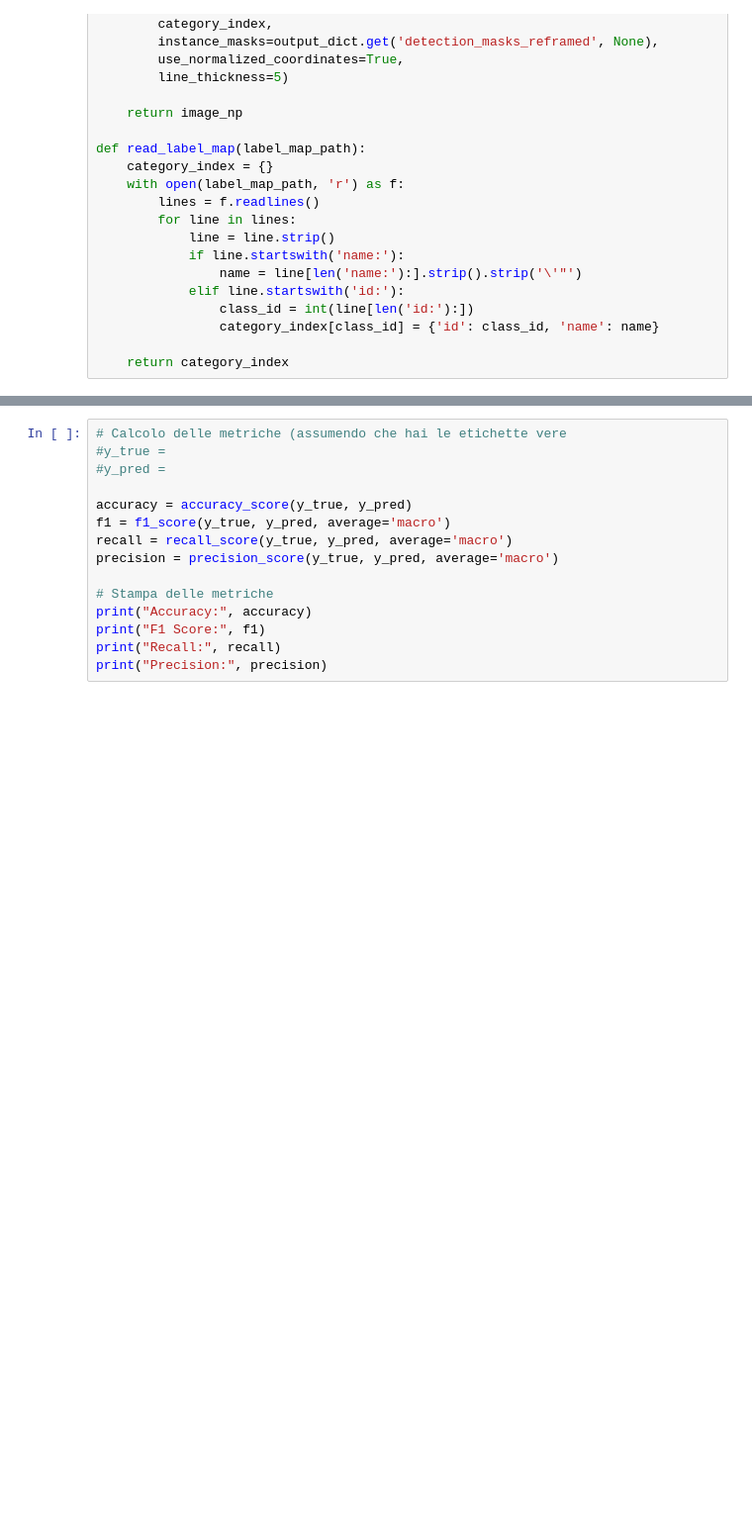
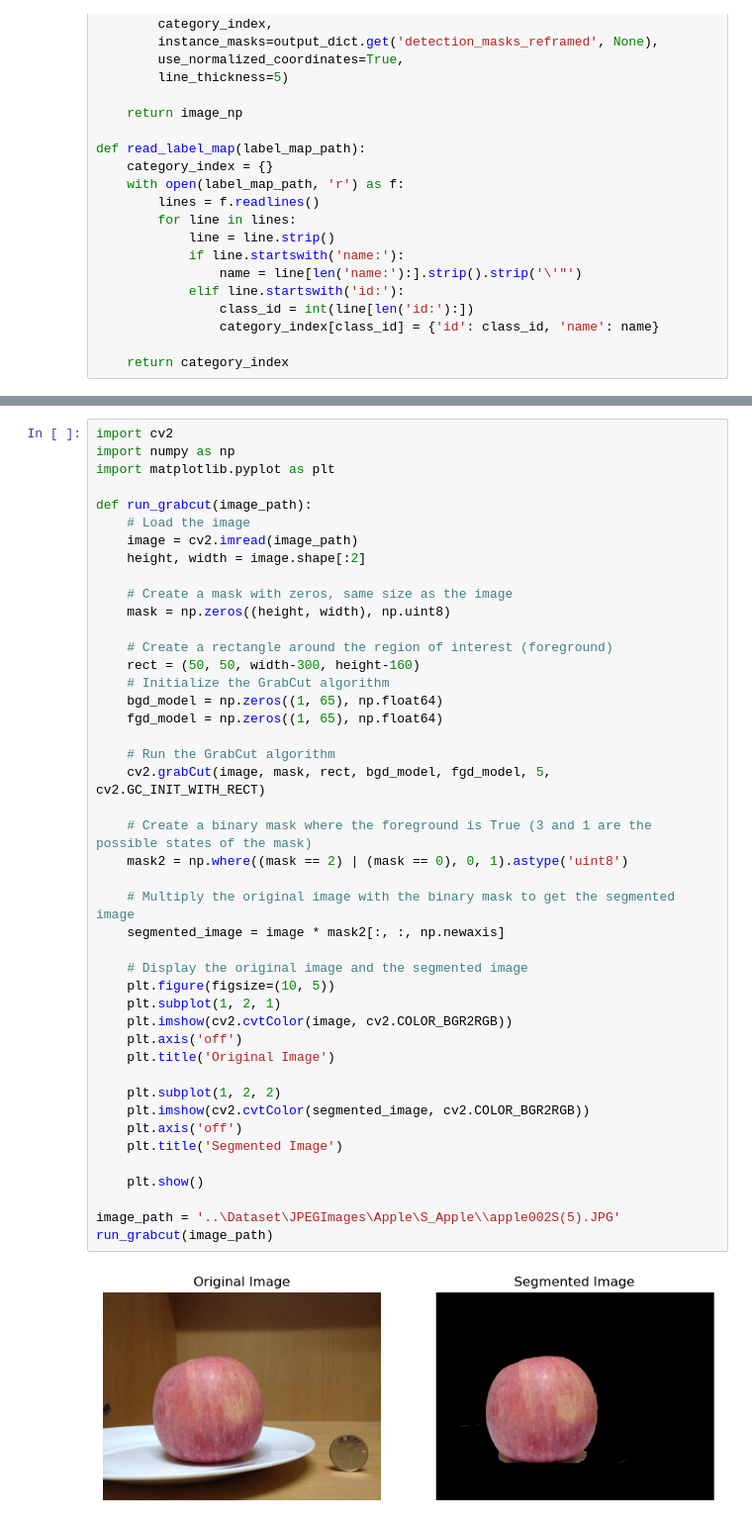
Before and after one commit to graziaperna/CV-project, a Jupyter notebook: src/CVfood.ipynb, the cells around one changed output, grey strips where cells are left out. Shown at 99% size. Saved outputs shown, nothing was run; the diff lists cells and outputs as text; blank space fills up the shorter version.

Commit message:
Implementata segmentazione GrabCut

```diff
--- a/src/CVfood.ipynb
+++ b/src/CVfood.ipynb
@@ -239,16 +165,47 @@ Categoria ID: 90, Nome: /m/012xff
 [figure]
-# %%
-# Calcolo delle metriche (assumendo che hai le etichette vere
-#y_true =
-#y_pred =
-
-accuracy = accuracy_score(y_true, y_pred)
-f1 = f1_score(y_true, y_pred, average='macro')
-recall = recall_score(y_true, y_pred, average='macro')
-precision = precision_score(y_true, y_pred, average='macro')
-
-# Stampa delle metriche
-print("Accuracy:", accuracy)
-print("F1 Score:", f1)
-print("Recall:", recall)
-print("Precision:", precision)
+# %%
+import cv2
+import numpy as np
+import matplotlib.pyplot as plt
+
+def run_grabcut(image_path):
+    # Load the image
+    image = cv2.imread(image_path)
+    height, width = image.shape[:2]
+
+    # Create a mask with zeros, same size as the image
+    mask = np.zeros((height, width), np.uint8)
+
+    # Create a rectangle around the region of interest (foreground)
+    rect = (50, 50, width-300, height-160)
+    # Initialize the GrabCut algorithm
+    bgd_model = np.zeros((1, 65), np.float64)
+    fgd_model = np.zeros((1, 65), np.float64)
+
+    # Run the GrabCut algorithm
+    cv2.grabCut(image, mask, rect, bgd_model, fgd_model, 5, cv2.GC_INIT_WITH_RECT)
+
+    # Create a binary mask where the foreground is True (3 and 1 are the possible states of the mask)
+    mask2 = np.where((mask == 2) | (mask == 0), 0, 1).astype('uint8')
+
+    # Multiply the original image with the binary mask to get the segmented image
+    segmented_image = image * mask2[:, :, np.newaxis]
+
+    # Display the original image and the segmented image
+    plt.figure(figsize=(10, 5))
+    plt.subplot(1, 2, 1)
+    plt.imshow(cv2.cvtColor(image, cv2.COLOR_BGR2RGB))
+    plt.axis('off')
+    plt.title('Original Image')
+
+    plt.subplot(1, 2, 2)
+    plt.imshow(cv2.cvtColor(segmented_image, cv2.COLOR_BGR2RGB))
+    plt.axis('off')
+    plt.title('Segmented Image')
+
+    plt.show()
+
+image_path = '..\Dataset\JPEGImages\Apple\S_Apple\\apple002S(5).JPG'
+run_grabcut(image_path)
+# %% [output]
+[figure, added]
```
Also changed, not shown: parts of 6 cells of this notebook.
